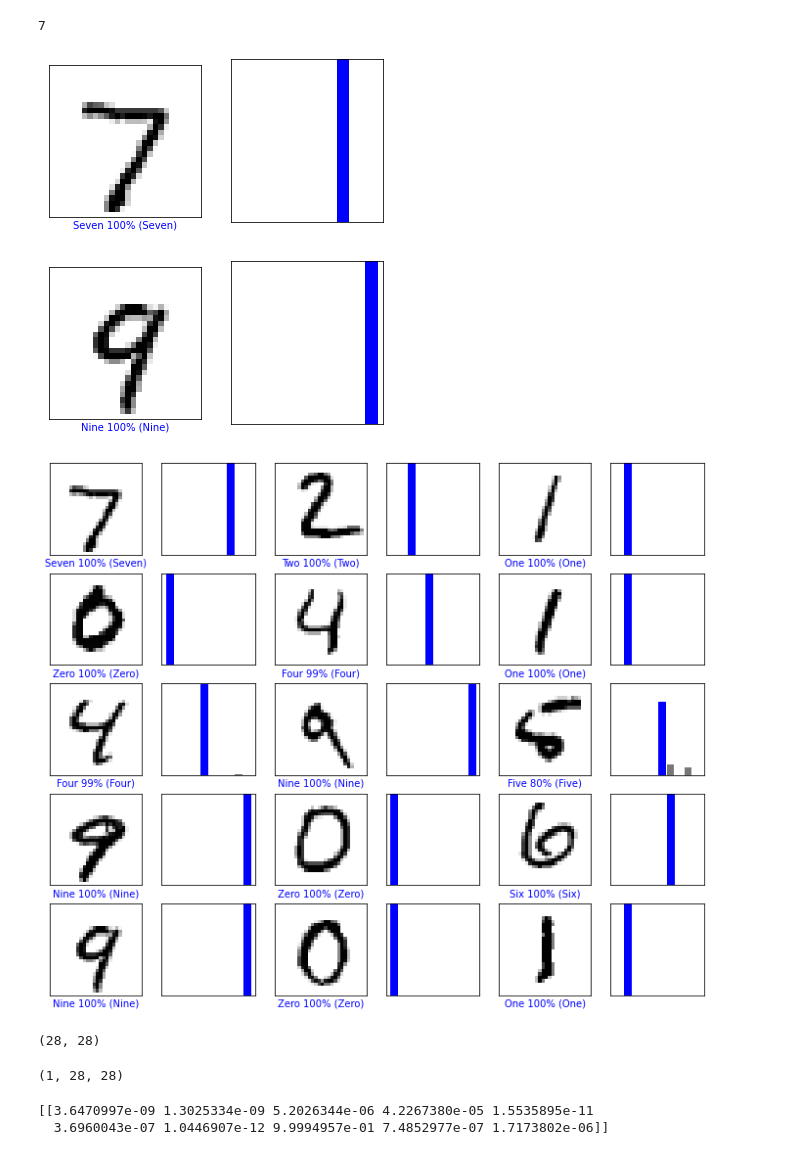
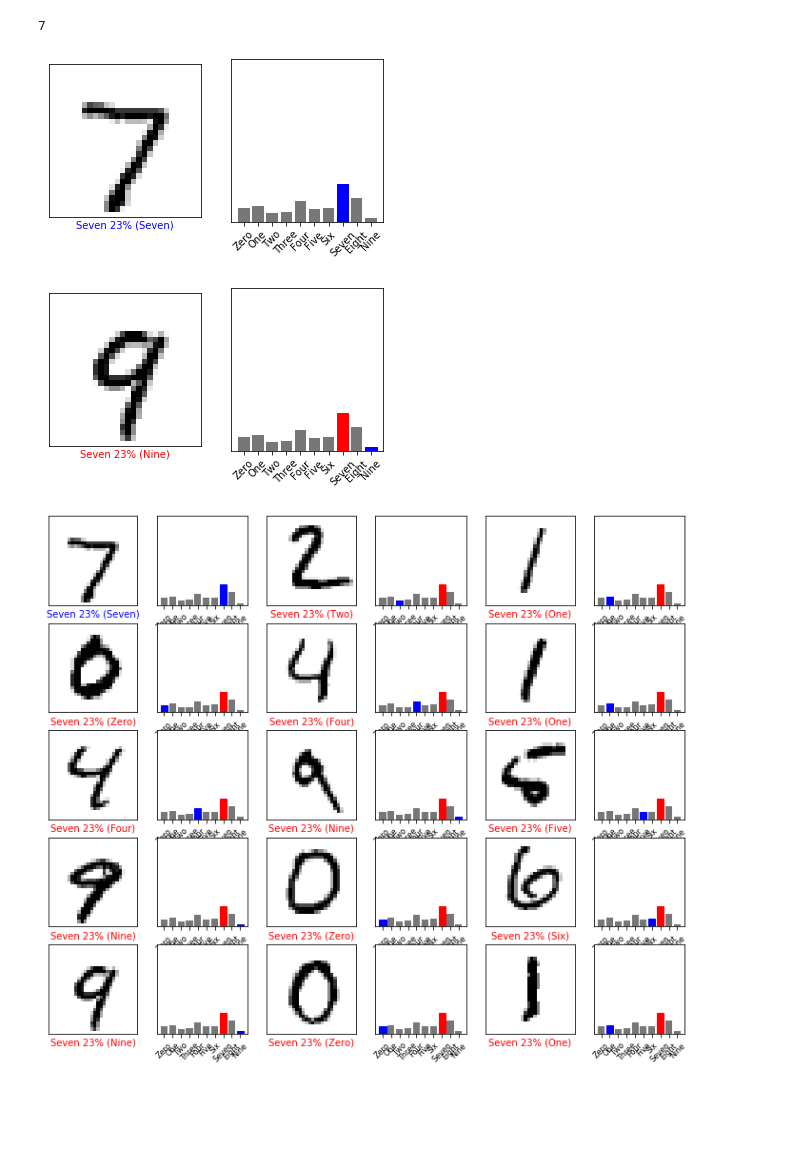
Before and after one commit to udesa-ai/ai-workshop, a Jupyter notebook: workshop/classification/mnist_classification.ipynb, the cells around one changed output. Saved outputs shown, nothing was run; the diff lists cells and outputs as text; code cells hidden in the pictures; blank space fills up the shorter version.

```diff
--- a/workshop/classification/mnist_classification.ipynb
+++ b/workshop/classification/mnist_classification.ipynb
@@ -67,6 +71,6 @@ Existen otro tipo de conjunto de datos basados en este llamado [Fashion MNIST]()
 
 Utilizaremos 60.000 imágenes para entrenar una red neuronal y 10.000 imágenes para analizar la exactitud de la red para clasificar cada una de las imágenes. Se utilizará TensorFlow para acceder directamente al conjunto de datos de manera muy práctica.
 # %%
-fashion_mnist = keras.datasets.mnist
+mnist = keras.datasets.mnist
 
-(train_images, train_labels), (test_images, test_labels) = fashion_mnist.load_data()
+(train_images, train_labels), (test_images, test_labels) = mnist.load_data()
@@ -116,0 +145,9 @@ model = keras.Sequential([
+# %%
+# Modificar si es necesario
+neurons_number = 1
+
+model = keras.Sequential([
+    keras.layers.Flatten(input_shape=(28, 28)),
+    keras.layers.Dense(neurons_number, activation=tf.nn.relu),
+    keras.layers.Dense(10, activation=tf.nn.softmax)
+])
@@ -117,4 +176,6 @@ model = keras.Sequential([
 # %%
-model.compile(optimizer='adam',
-              loss='sparse_categorical_crossentropy',
+learning_rate = 1
+
+model.compile(optimizer=tf.keras.optimizers.Adam(learning_rate=learning_rate),
+              loss=tf.keras.losses.SparseCategoricalCrossentropy(),
               metrics=['accuracy'])
@@ -121,4 +186,6 @@ model.compile(optimizer='adam',
 # %%
-model.fit(train_images, train_labels, epochs=5)
+epochs = 1
+
+model.fit(train_images, train_labels, epochs=epochs)
 # %% [output]
 Epoch 1/5
@@ -189,13 +280,14 @@ def plot_value_array(i, predictions_array, true_label):
 # %%
 i = 0
 plt.figure(figsize=(6,3))
 plt.subplot(1,2,1)
 plot_image(i, predictions, test_labels, test_images)
 plt.subplot(1,2,2)
 plot_value_array(i, predictions,  test_labels)
+plt.xticks(range(10), class_names, rotation=45)
 plt.show()
 # %% [output]
-[figure, old version]
+[figure, new version]
 # %%
 i = 12
 plt.figure(figsize=(6,3))
@@ -203,42 +295,23 @@ plt.subplot(1,2,1)
 plot_image(i, predictions, test_labels, test_images)
 plt.subplot(1,2,2)
 plot_value_array(i, predictions,  test_labels)
+plt.xticks(range(10), class_names, rotation=45)
 plt.show()
 # %% [output]
-[figure, old version]
+[figure, new version]
 # %%
-# Plot the first X test images, their predicted label, and the true label
-# Color correct predictions in blue, incorrect predictions in red
+# Graficar las primeras X imágenes de prueba, su predicción, y la verdadera etiqueta.
+# Predicciones correctas en azul, incorrectas en rojo.
 num_rows = 5
 num_cols = 3
 num_images = num_rows*num_cols
 plt.figure(figsize=(2*2*num_cols, 2*num_rows))
 for i in range(num_images):
-  plt.subplot(num_rows, 2*num_cols, 2*i+1)
-  plot_image(i, predictions, test_labels, test_images)
-  plt.subplot(num_rows, 2*num_cols, 2*i+2)
-  plot_value_array(i, predictions, test_labels)
+    plt.subplot(num_rows, 2*num_cols, 2*i+1)
+    plot_image(i, predictions, test_labels, test_images)
+    plt.subplot(num_rows, 2*num_cols, 2*i+2)
+    plot_value_array(i, predictions, test_labels)
+    plt.xticks(range(10), class_names, rotation=45, fontsize=8)
 plt.show()
 # %% [output]
-[figure, old version]
+[figure, new version]
-# %%
-# Grab an image from the test dataset
-img = test_images[0]
-
-print(img.shape)
-# %% [output]
-(28, 28)
-# %%
-# Add the image to a batch where it's the only member.
-img = (np.expand_dims(img,0))
-
-print(img.shape)
-# %% [output]
-(1, 28, 28)
-# %%
-predictions_single = model.predict(img)
-
-print(predictions_single)
-# %% [output]
-[[3.6470997e-09 1.3025334e-09 5.2026344e-06 4.2267380e-05 1.5535895e-11
-  3.6960043e-07 1.0446907e-12 9.9994957e-01 7.4852977e-07 1.7173802e-06]]
```
Also changed, not shown: parts of 35 cells of this notebook.
